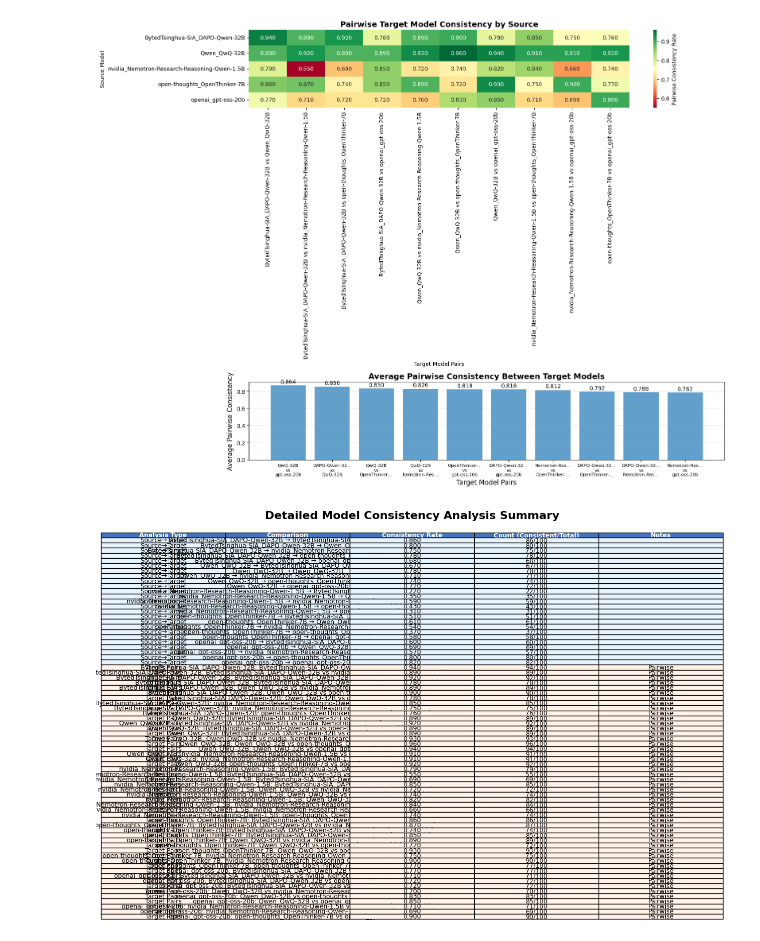
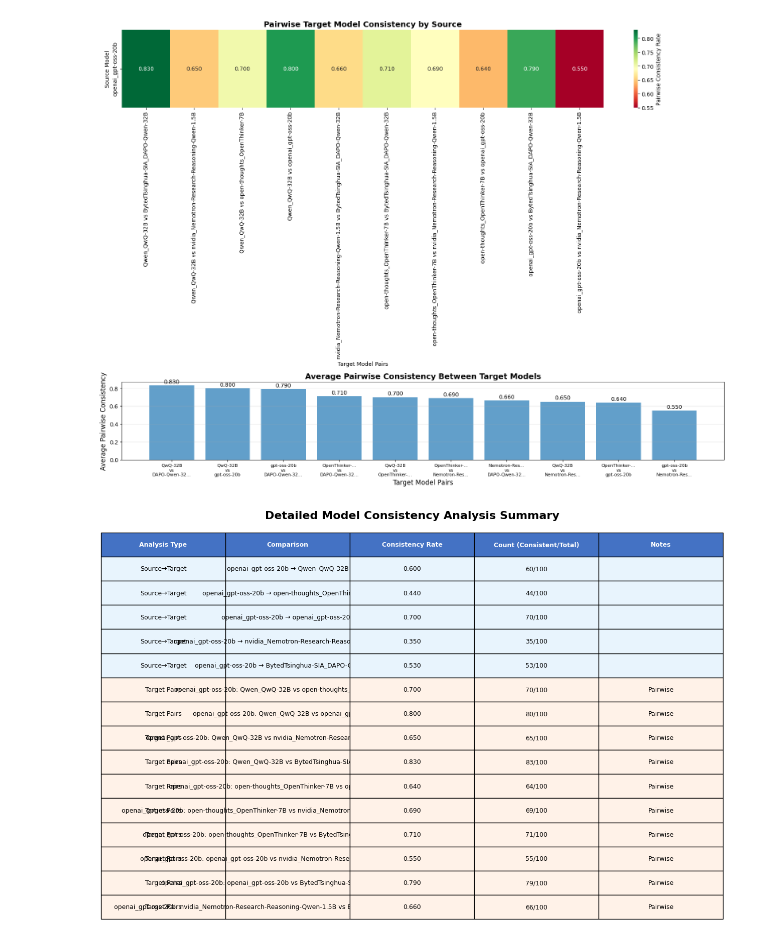
Before and after one commit to KoyenaPal/MedCalc-Bench, a Jupyter notebook: evaluation/notebook/consistency.ipynb, the cells around one changed output. Saved outputs shown, nothing was run; the diff lists cells and outputs as text; code cells hidden in the pictures.

```diff
--- a/evaluation/notebook/consistency.ipynb
+++ b/evaluation/notebook/consistency.ipynb
@@ -322,7 +50,7 @@ def check_consistency(data_point):
 def extract_model_names(filename):
     """Extract source and target model names from filename."""
     # Pattern: {Model A}_thoughts_to_{Model B}.jsonl
-    pattern = r'(.+)_thoughts_to_(.+)_zero_shot_full.jsonl'
+    pattern = r'(.+)_thoughts_to_(.+)_zero_shot_without_answer.jsonl'
     match = re.match(pattern, filename)
 
     if match:
@@ -341,7 +69,7 @@ def calculate_consistency_matrix(folder_path):
 
     # Process all JSONL files in the folder
     for filename in os.listdir(folder_path):
-        if filename.endswith('.jsonl') and '_thoughts_to_' in filename:
+        if filename.endswith('.jsonl') and '_thoughts_to_' in filename and "without_answer" in filename:
             source_model, target_model = extract_model_names(filename)
 
             if source_model and target_model:
@@ -765,5 +487,5 @@ Found 25 model pair combinations
-[figure, old version]
+[figure, new version]
-[figure, old version]
+[figure, new version]
 ============================================================
 PAIRWISE TARGET MODEL CONSISTENCY
 ============================================================
```
Also changed, not shown: parts of 3 cells of this notebook, 48 other files.
